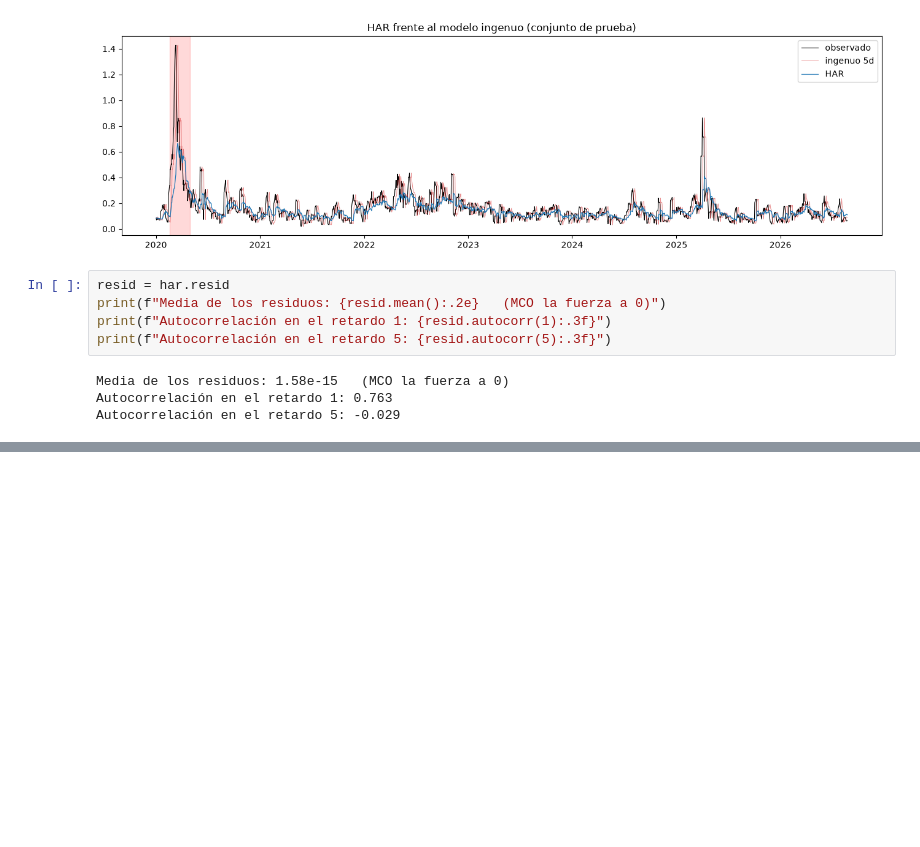
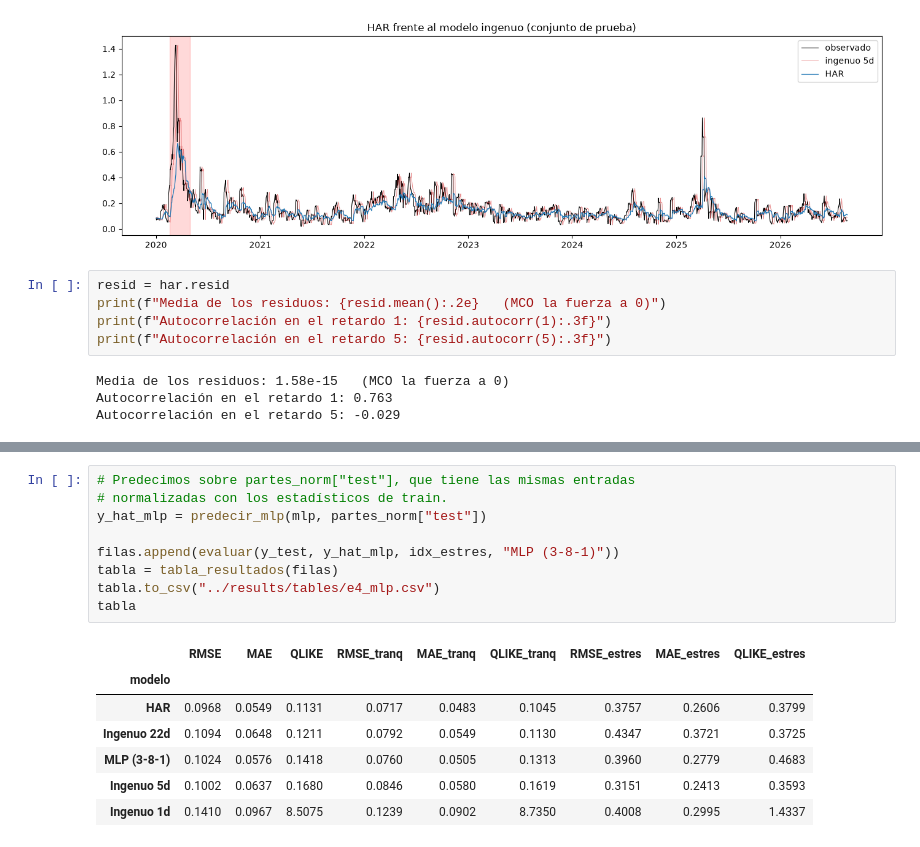
Before and after one commit to VictorSinNav/TFG, a Jupyter notebook: notebooks/02_modelos.ipynb, the cells around one changed output, grey strips where cells are left out. Drawn from its saved outputs; the diff is of its cells as text; blank space fills up the shorter version.

```diff
--- a/notebooks/02_modelos.ipynb
+++ b/notebooks/02_modelos.ipynb
@@ -139,0 +182,17 @@ Autocorrelación en el retardo 5: -0.029
+# %%
+# Predecimos sobre partes_norm["test"], que tiene las mismas entradas
+# normalizadas con los estadísticos de train.
+y_hat_mlp = predecir_mlp(mlp, partes_norm["test"])
+
+filas.append(evaluar(y_test, y_hat_mlp, idx_estres, "MLP (3-8-1)"))
+tabla = tabla_resultados(filas)
+tabla.to_csv("../results/tables/e4_mlp.csv")
+tabla
+# %% [output]
+|  | RMSE | MAE | QLIKE | RMSE_tranq | MAE_tranq | QLIKE_tranq | RMSE_estres | MAE_estres | QLIKE_estres |
+| modelo |  |  |  |  |  |  |  |  |  |
+| HAR | 0.0968 | 0.0549 | 0.1131 | 0.0717 | 0.0483 | 0.1045 | 0.3757 | 0.2606 | 0.3799 |
+| Ingenuo 22d | 0.1094 | 0.0648 | 0.1211 | 0.0792 | 0.0549 | 0.1130 | 0.4347 | 0.3721 | 0.3725 |
+| MLP (3-8-1) | 0.1024 | 0.0576 | 0.1418 | 0.0760 | 0.0505 | 0.1313 | 0.3960 | 0.2779 | 0.4683 |
+| Ingenuo 5d | 0.1002 | 0.0637 | 0.1680 | 0.0846 | 0.0580 | 0.1619 | 0.3151 | 0.2413 | 0.3593 |
+| Ingenuo 1d | 0.1410 | 0.0967 | 8.5075 | 0.1239 | 0.0902 | 8.7350 | 0.4008 | 0.2995 | 1.4337 |
```
Also changed, not shown: parts of 8 cells of this notebook, 9 other files.
